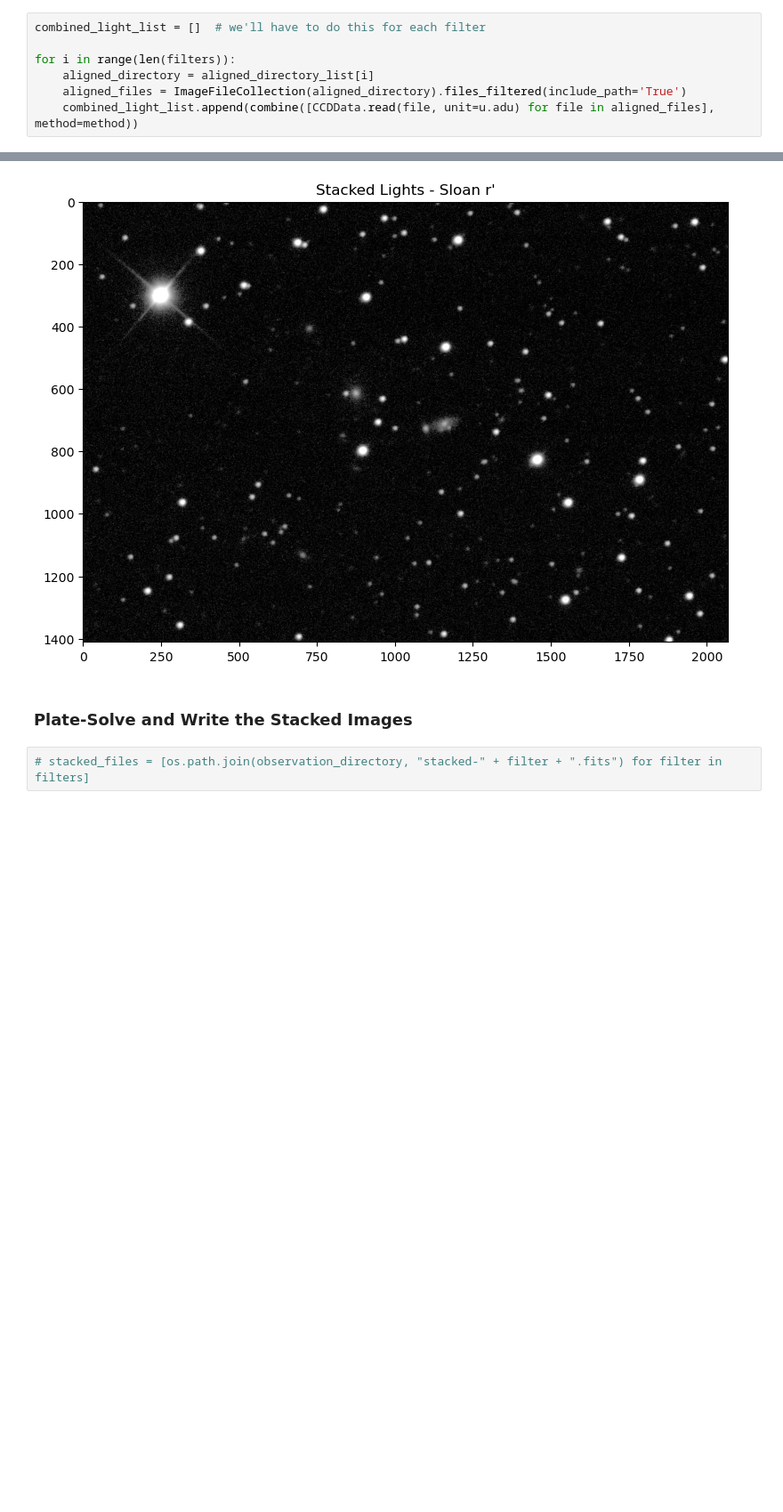
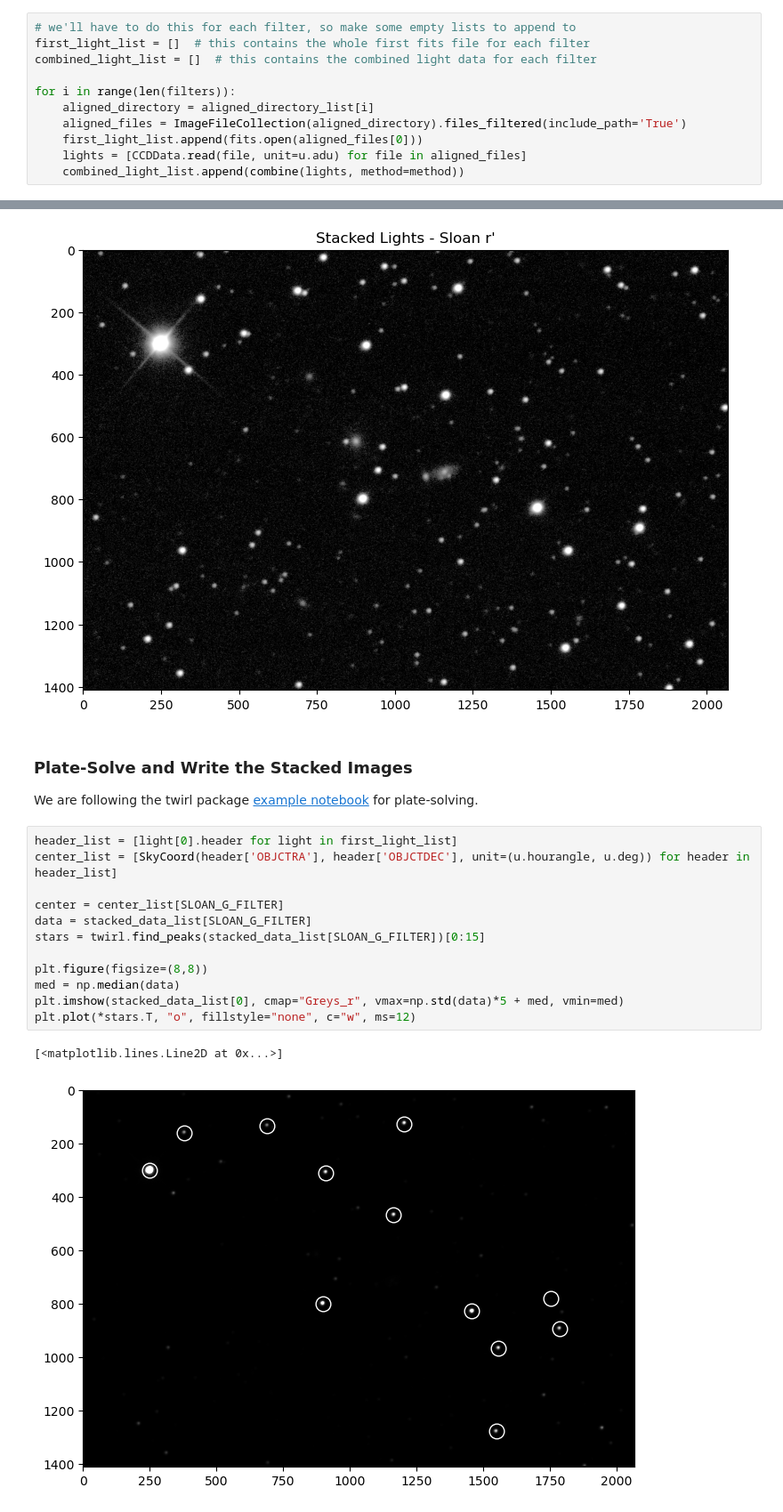
Before and after one commit to brianhill/transient-astronomy, a Jupyter notebook: targets/SN_2022abik/2022-12-1415/analysis-brian.ipynb, the cells around one changed output, grey strips where cells are left out. Shown at 89% size. Saved outputs shown, nothing was run; the diff lists cells and outputs as text; blank space fills up the shorter version.

Commit message:
Working on getting twirl package to do plate-solving.

```diff
--- a/targets/SN_2022abik/2022-12-1415/analysis-brian.ipynb
+++ b/targets/SN_2022abik/2022-12-1415/analysis-brian.ipynb
@@ -263,10 +271,14 @@ for i in range(len(filters)):
 # %%
-combined_light_list = []  # we'll have to do this for each filter
+# we'll have to do this for each filter, so make some empty lists to append to
+first_light_list = []  # this contains the whole first fits file for each filter
+combined_light_list = []  # this contains the combined light data for each filter
 
 for i in range(len(filters)):
     aligned_directory = aligned_directory_list[i]
     aligned_files = ImageFileCollection(aligned_directory).files_filtered(include_path='True')
-    combined_light_list.append(combine([CCDData.read(file, unit=u.adu) for file in aligned_files], method=method))
+    first_light_list.append(fits.open(aligned_files[0]))
+    lights = [CCDData.read(file, unit=u.adu) for file in aligned_files]
+    combined_light_list.append(combine(lights, method=method))
 # %% [output]
 WARNING: FITSFixedWarning: 'datfix' made the change 'Set MJD-OBS to 59928.108034 from DATE-OBS'. [astropy.wcs.wcs]
 WARNING:astropy:FITSFixedWarning: 'datfix' made the change 'Set MJD-OBS to 59928.108034 from DATE-OBS'.
@@ -327,7 +339,22 @@ plt.tight_layout()
 plt.show()
 # %% [output]
 [figure]
-# %% [markdown]
-### Plate-Solve and Write the Stacked Images
-# %%
-# stacked_files = [os.path.join(observation_directory, "stacked-" + filter + ".fits") for filter in filters]
+# %% [markdown]
+### Plate-Solve and Write the Stacked Images
+
+We are following the twirl package [example notebook](https://github.com/lgrcia/twirl/blob/master/docs/notebooks/example.ipynb) for plate-solving.
+# %%
+header_list = [light[0].header for light in first_light_list]
+center_list = [SkyCoord(header['OBJCTRA'], header['OBJCTDEC'], unit=(u.hourangle, u.deg)) for header in header_list]
+
+center = center_list[SLOAN_G_FILTER]
+data = stacked_data_list[SLOAN_G_FILTER]
+stars = twirl.find_peaks(stacked_data_list[SLOAN_G_FILTER])[0:15]
+
+plt.figure(figsize=(8,8))
+med = np.median(data)
+plt.imshow(stacked_data_list[0], cmap="Greys_r", vmax=np.std(data)*5 + med, vmin=med)
+plt.plot(*stars.T, "o", fillstyle="none", c="w", ms=12)
+# %% [output]
+[<matplotlib.lines.Line2D at 0x...>]
+[figure, added]
```
Also changed, not shown: parts of 5 cells of this notebook, 1 other file.
